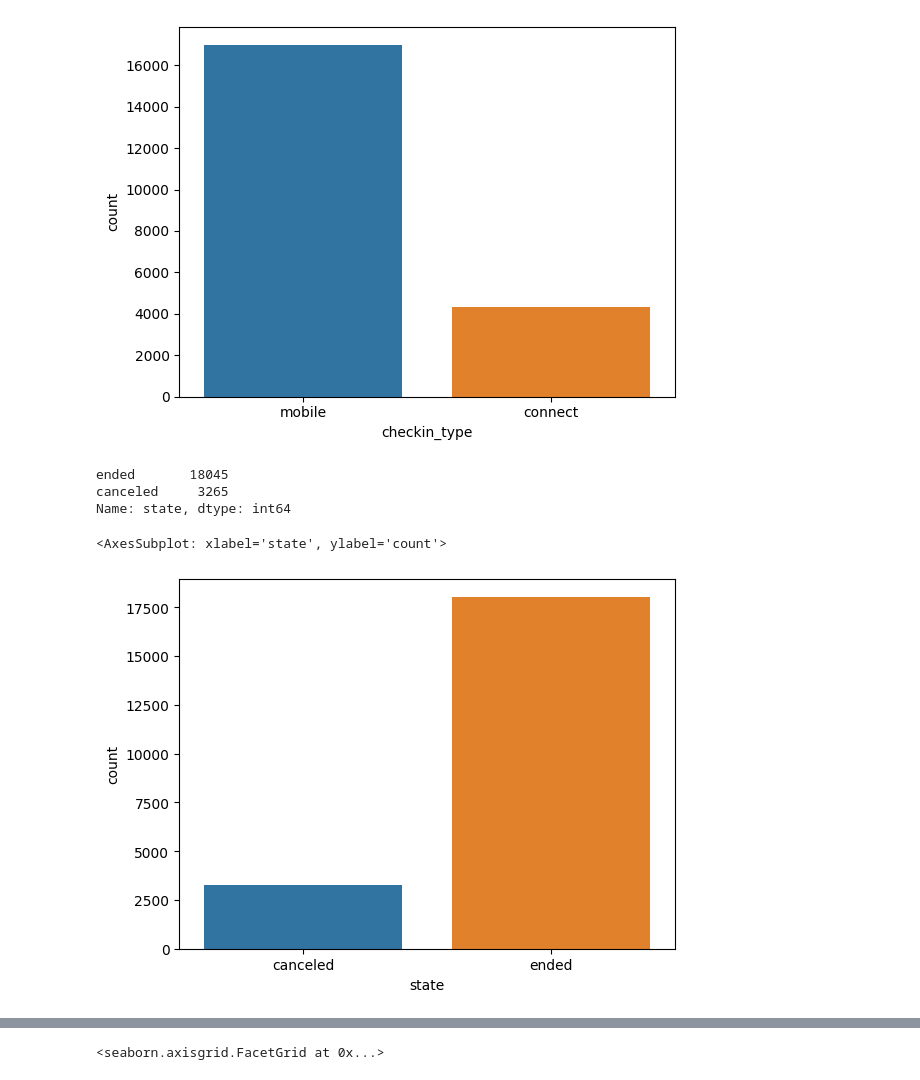
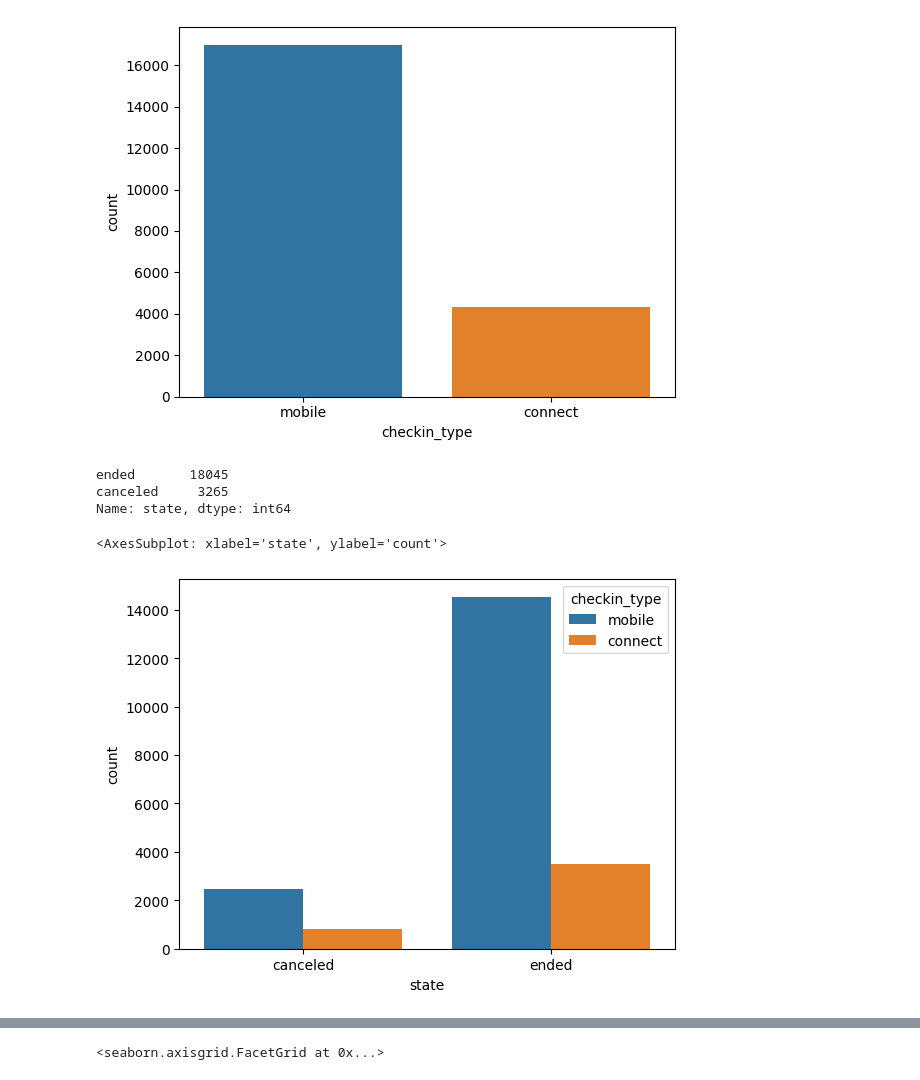
Before and after one commit to Stylomines/GetAround, a Jupyter notebook: get_around_delay.ipynb, the cells around one changed output, grey strips where cells are left out. Saved outputs shown, nothing was run; the diff lists cells and outputs as text; code cells hidden in the pictures.

```diff
--- a/get_around_delay.ipynb
+++ b/get_around_delay.ipynb
@@ -71,14 +72,12 @@ sns.countplot(x=df_delay['checkin_type'])
 # %% [output]
 <AxesSubplot: xlabel='checkin_type', ylabel='count'>
 [figure]
-# %%
-df_delay['state'].value_counts()
-# %% [output]
-ended       18045
-canceled     3265
-Name: state, dtype: int64
-# %%
-sns.countplot(x=df_delay['state'])
-# %% [output]
-<AxesSubplot: xlabel='state', ylabel='count'>
-[figure, removed]
+# %%
+print(df_delay['state'].value_counts())
+sns.countplot(data=df_delay, x='state', hue='checkin_type')
+# %% [output]
+ended       18045
+canceled     3265
+Name: state, dtype: int64
+<AxesSubplot: xlabel='state', ylabel='count'>
+[figure, added]
```
Also changed, not shown: parts of 4 cells of this notebook.
